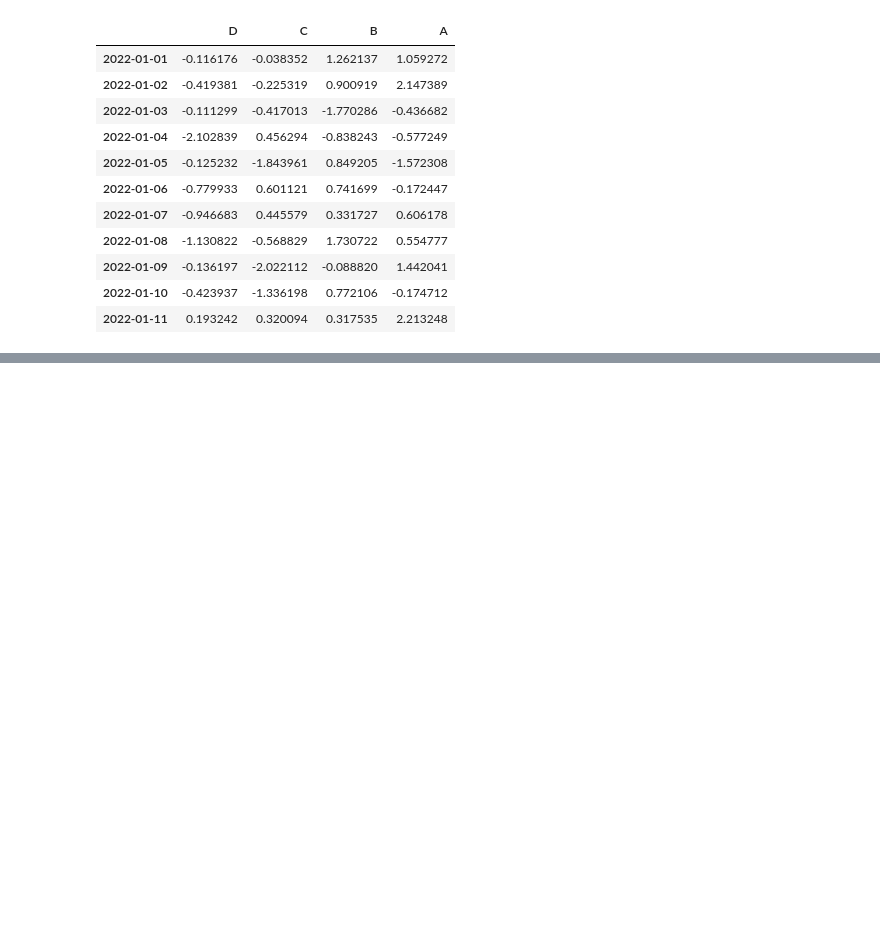
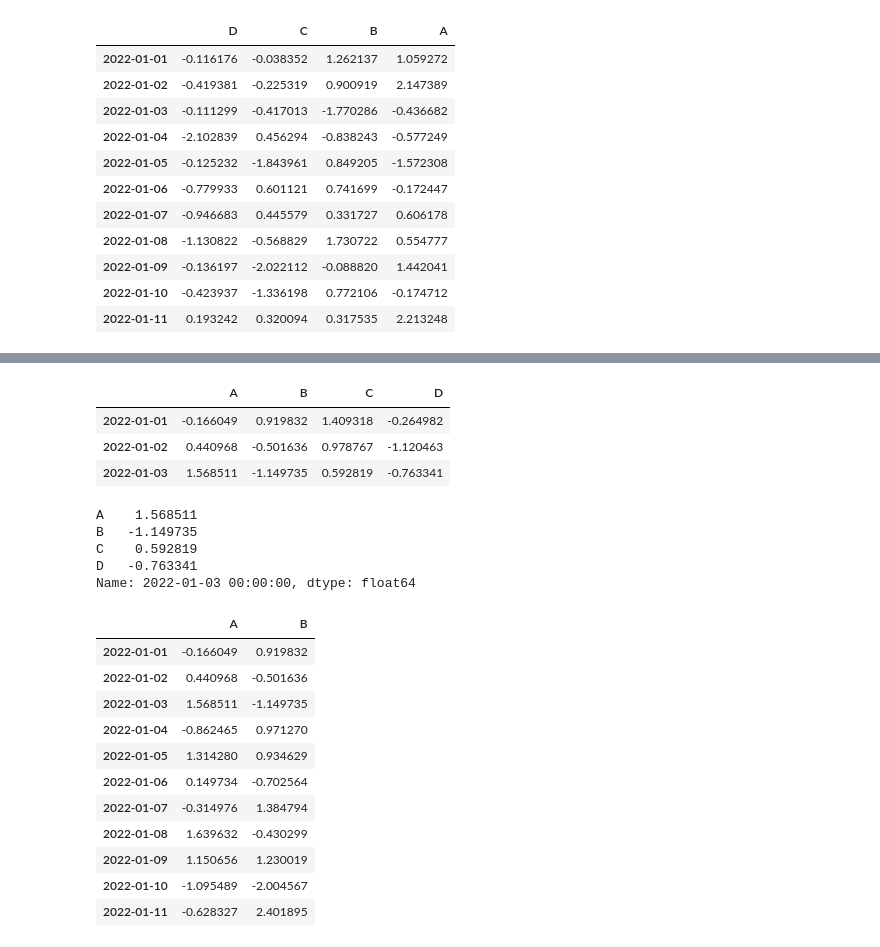
Before and after one commit to chemicoder/pandas, a Jupyter notebook: pandas.ipynb, the cells around one changed output, grey strips where cells are left out. Saved outputs shown, nothing was run; the diff lists cells and outputs as text; code cells hidden in the pictures; blank space fills up the shorter version.

```diff
--- a/pandas.ipynb
+++ b/pandas.ipynb
@@ -141,0 +158,33 @@ df.sort_index(axis=1, ascending=False)
+# %%
+# Row wise data selection
+df[0:3]
+# %% [output]
+|  | A | B | C | D |
+| 2022-01-01 | -0.166049 | 0.919832 | 1.409318 | -0.264982 |
+| 2022-01-02 | 0.440968 | -0.501636 | 0.978767 | -1.120463 |
+| 2022-01-03 | 1.568511 | -1.149735 | 0.592819 | -0.763341 |
+# %%
+# Select by labels
+df.loc[dates[2]]
+# %% [output]
+A    1.568511
+B   -1.149735
+C    0.592819
+D   -0.763341
+Name: 2022-01-03 00:00:00, dtype: float64
+# %%
+#multiple selection
+df.loc[:,['A','B']]
+# %% [output]
+|  | A | B |
+| 2022-01-01 | -0.166049 | 0.919832 |
+| 2022-01-02 | 0.440968 | -0.501636 |
+| 2022-01-03 | 1.568511 | -1.149735 |
+| 2022-01-04 | -0.862465 | 0.971270 |
+| 2022-01-05 | 1.314280 | 0.934629 |
+| 2022-01-06 | 0.149734 | -0.702564 |
+| 2022-01-07 | -0.314976 | 1.384794 |
+| 2022-01-08 | 1.639632 | -0.430299 |
+| 2022-01-09 | 1.150656 | 1.230019 |
+| 2022-01-10 | -1.095489 | -2.004567 |
+| 2022-01-11 | -0.628327 | 2.401895 |
```
Also changed, not shown: parts of 16 cells of this notebook, 1 other file.
